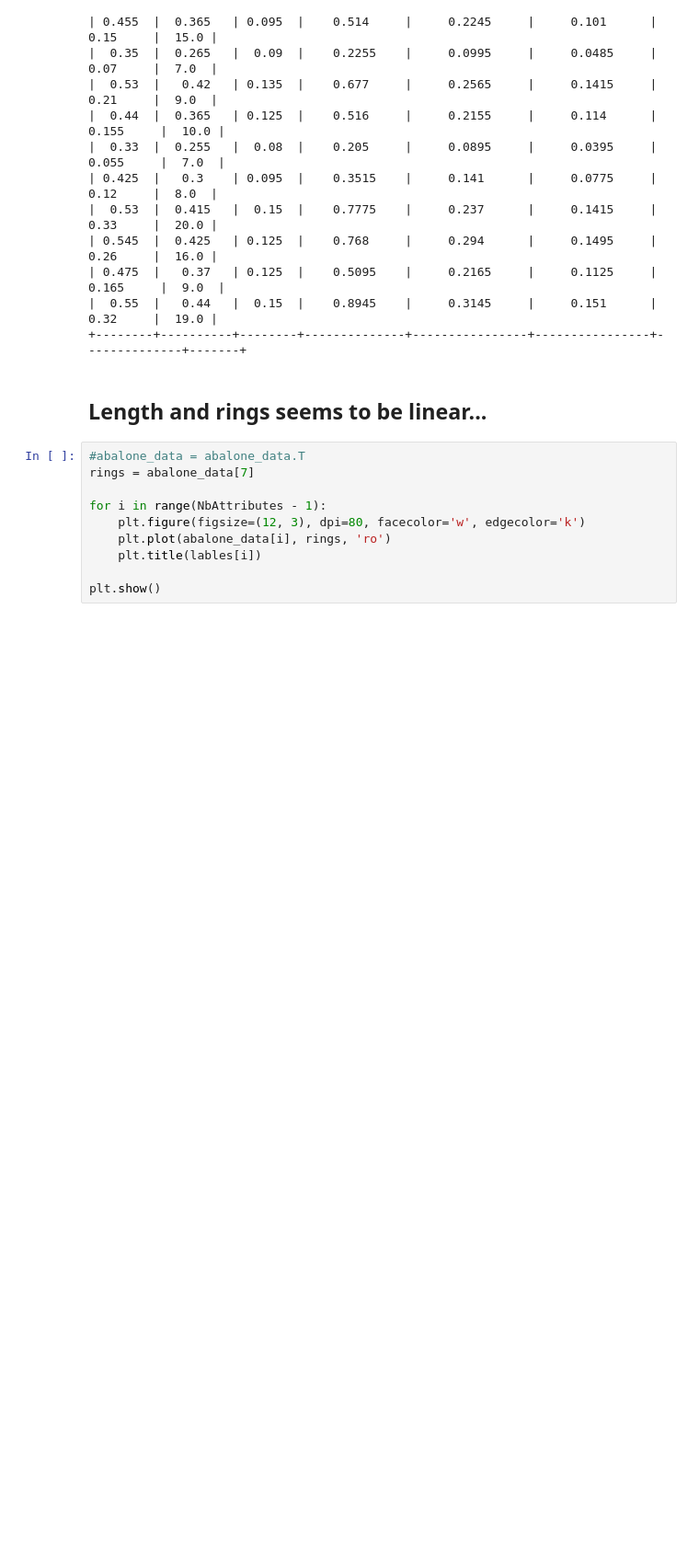
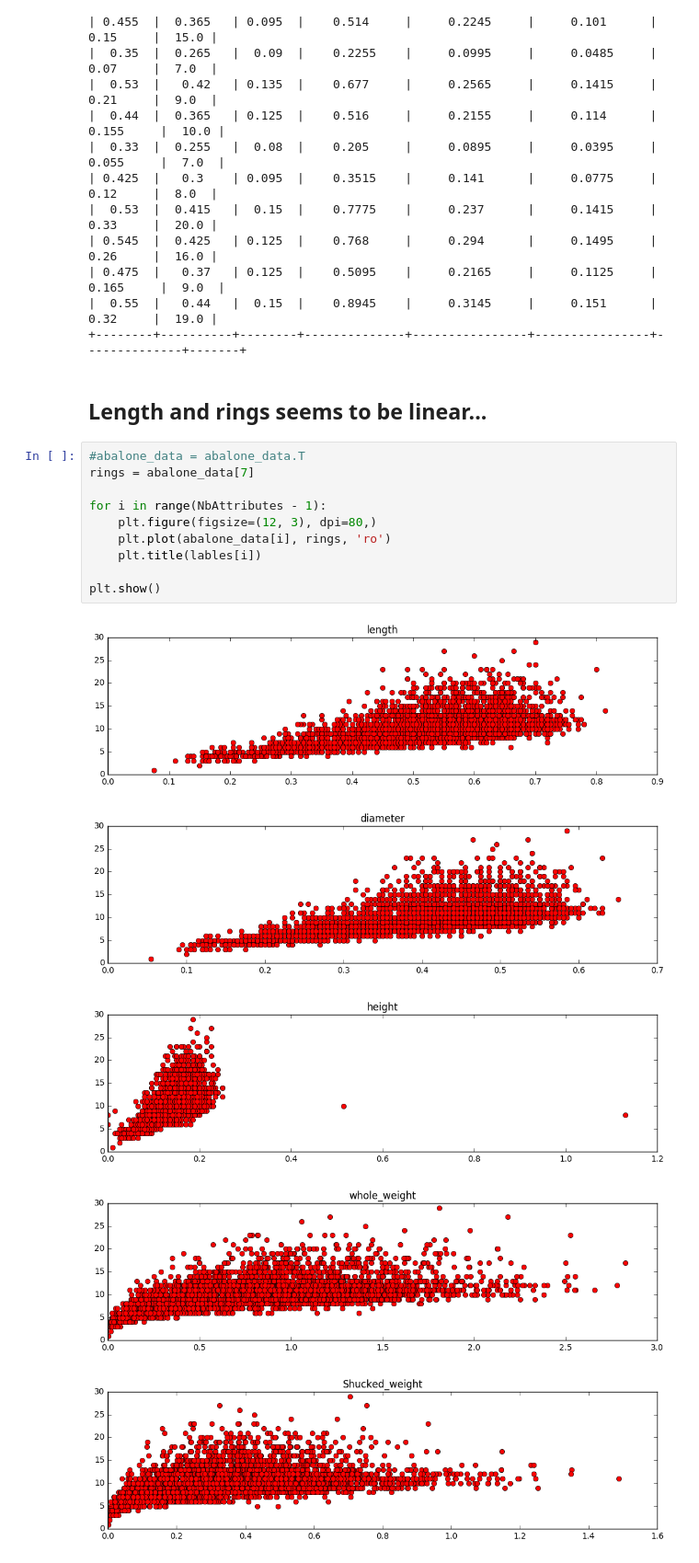
Before and after one commit to juanjoneri/Learning-Machine-Learning, a Jupyter notebook: Gradient Descent/AbalonePeek.ipynb, the cells around one changed output. Shown at 92% size. Saved outputs shown, nothing was run; the diff lists cells and outputs as text; blank space fills up the shorter version.

Commit message:
add graphs to Abalone

```diff
--- a/Gradient Descent/AbalonePeek.ipynb
+++ b/Gradient Descent/AbalonePeek.ipynb
@@ -96,10 +96,16 @@ print(t.get_string(start = 0, end = 10))
 # %%
 #abalone_data = abalone_data.T
 rings = abalone_data[7]
 
 for i in range(NbAttributes - 1):
-    plt.figure(figsize=(12, 3), dpi=80, facecolor='w', edgecolor='k')
+    plt.figure(figsize=(12, 3), dpi=80,)
     plt.plot(abalone_data[i], rings, 'ro')
     plt.title(lables[i])
 
 plt.show()
+# %% [output]
+[figure, added]
+[figure, added]
+[figure, added]
+[figure, added]
+[figure, added]
```
Also changed, not shown: parts of 1 cell of this notebook.
